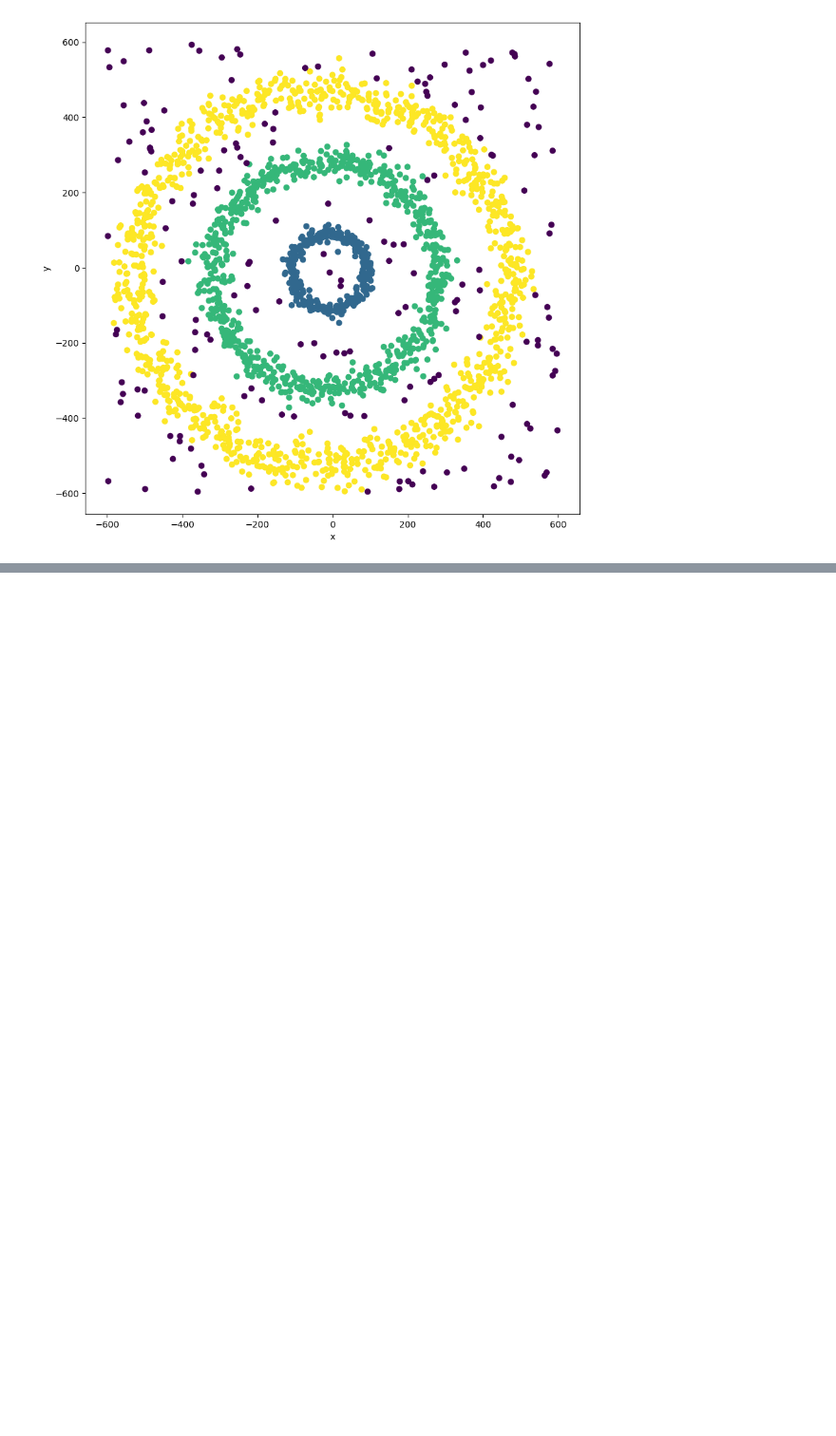
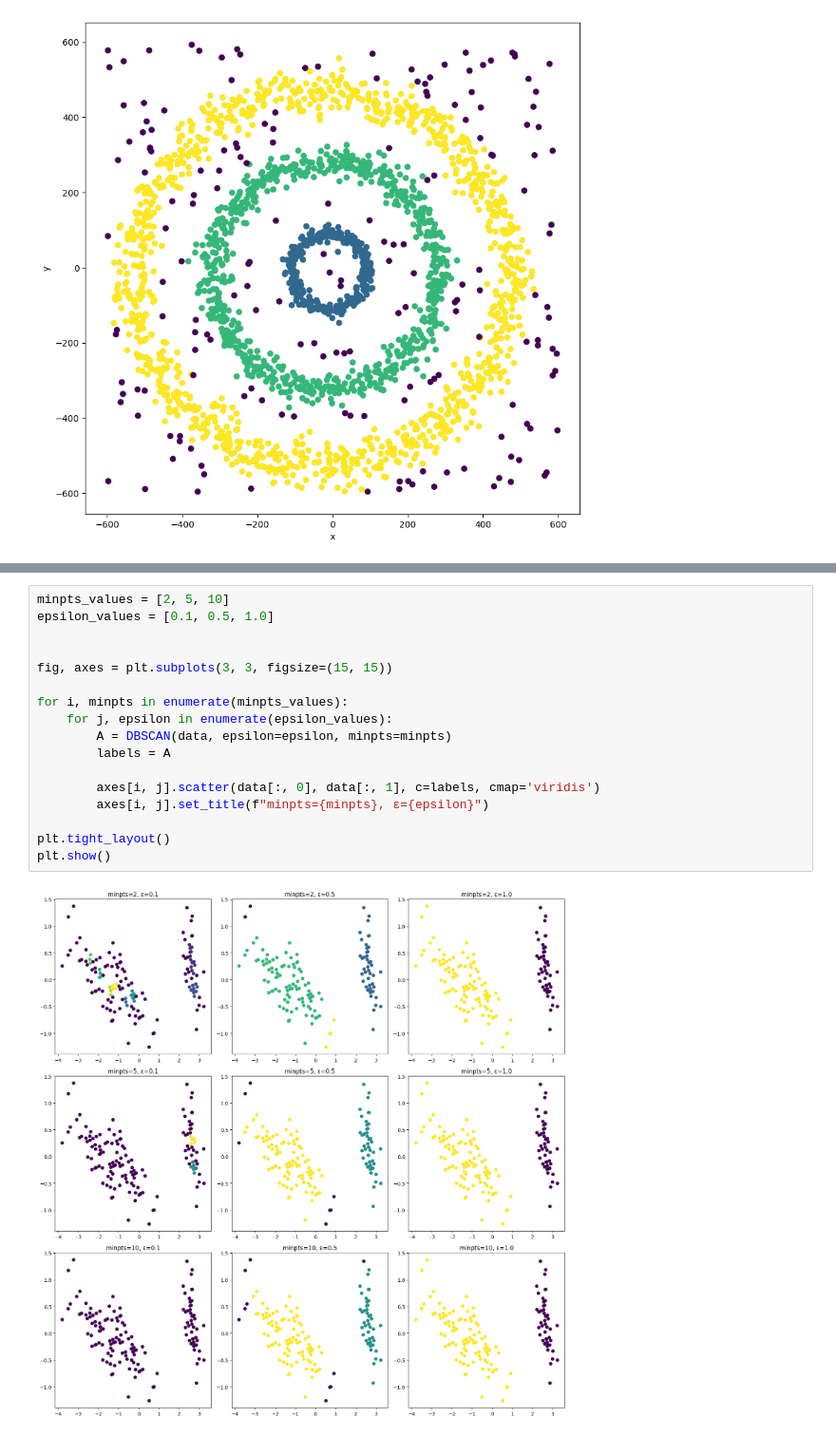
Before and after one commit to JuanDeutsch/DataSheets, a Jupyter notebook: Sheet4/bi2024-1-sheet4-JuanDeutsch-CesarGiraldo-JulianPulido.ipynb, the cells around one changed output, grey strips where cells are left out. Shown at 95% size. Cells and saved outputs as stored; diff of their text form; blank space fills up the shorter version.

```diff
--- a/Sheet4/bi2024-1-sheet4-JuanDeutsch-CesarGiraldo-JulianPulido.ipynb
+++ b/Sheet4/bi2024-1-sheet4-JuanDeutsch-CesarGiraldo-JulianPulido.ipynb
@@ -243,0 +287,19 @@ plt.show()
+# %%
+minpts_values = [2, 5, 10]
+epsilon_values = [0.1, 0.5, 1.0]
+
+
+fig, axes = plt.subplots(3, 3, figsize=(15, 15))
+
+for i, minpts in enumerate(minpts_values):
+    for j, epsilon in enumerate(epsilon_values):
+        A = DBSCAN(data, epsilon=epsilon, minpts=minpts)
+        labels = A
+
+        axes[i, j].scatter(data[:, 0], data[:, 1], c=labels, cmap='viridis')
+        axes[i, j].set_title(f"minpts={minpts}, ε={epsilon}")
+
+plt.tight_layout()
+plt.show()
+# %% [output]
+[figure, added]
```
Also changed, not shown: parts of 6 cells of this notebook.
